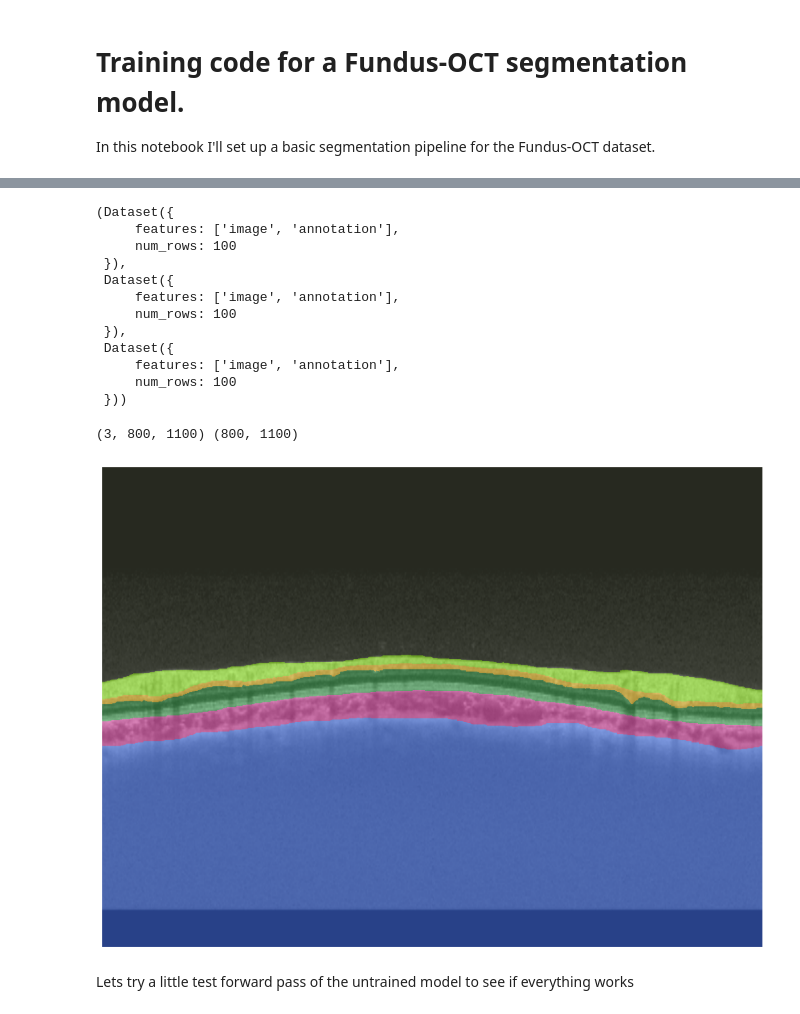
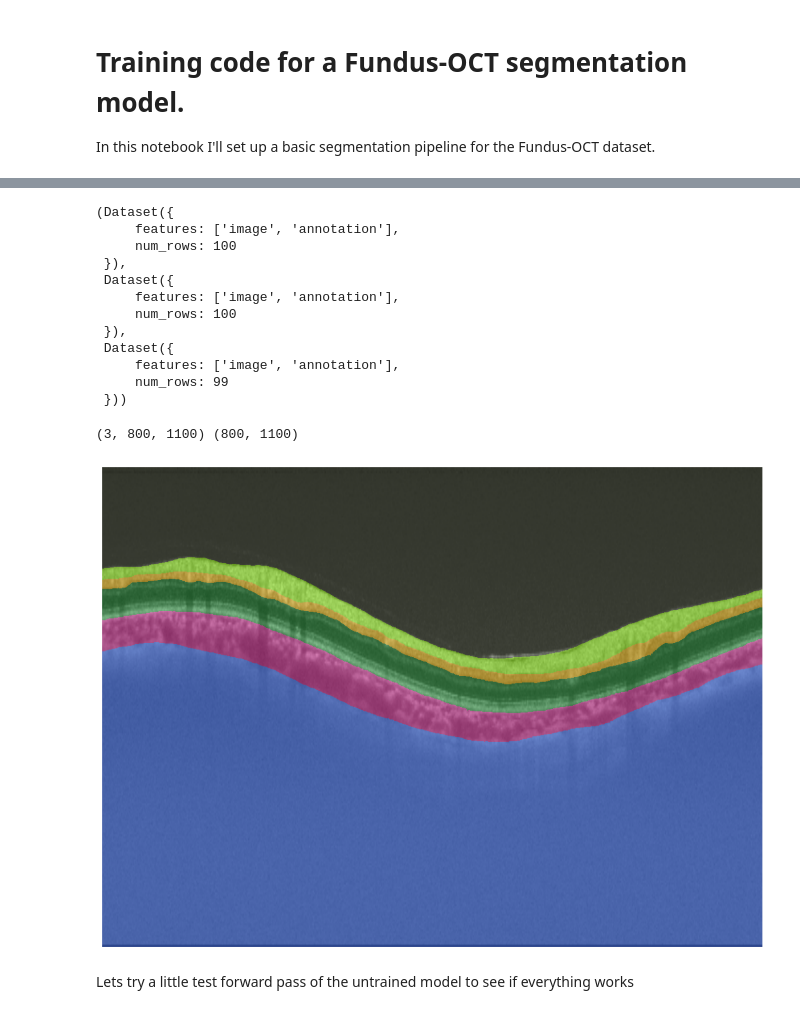
Before and after one commit to jonathan-gerb/Retinal-OCT-Segmentation, a Jupyter notebook: notebooks/test_training_hf.ipynb, the cells around one changed output, grey strips where cells are left out. Cells and saved outputs as stored; diff of their text form; code cells hidden in the pictures.

```diff
--- a/notebooks/test_training_hf.ipynb
+++ b/notebooks/test_training_hf.ipynb
@@ -40,6 +40,7 @@ TARGET_IMAGE_SIZE = (800, 1100)
 # path to dataset folder
 basepath = "/mnt/mass_storage/master_ai/GOALS"
 # %%
+# Paths
 image_path_train = Path(basepath) / "Train" / "Image"
 seg_path_train = Path(basepath) / "Train" / "Layer_Masks"
 
@@ -49,14 +50,15 @@ seg_path_validation = Path(basepath) / "Validation" / "Layer_Masks"
 image_path_test = Path(basepath) / "Test" / "Image"
 seg_path_test = Path(basepath) / "Test" / "Layer_Masks"
 
-IMAGES_TRAIN = [str(path) for path in list(image_path_train.glob("*.png"))]
-SEG_MAPS_TRAIN = [str(path) for path in list(seg_path_train.glob("*.png"))]
+# Lists sorted
+IMAGES_TRAIN = sorted([str(path) for path in image_path_train.glob("*.png")])
+SEG_MAPS_TRAIN = sorted([str(path) for path in seg_path_train.glob("*.png")])
 
-IMAGES_VAL = [str(path) for path in list(image_path_validation.glob("*.png"))]
-SEG_MAPS_VAL = [str(path) for path in list(seg_path_validation.glob("*.png"))]
+IMAGES_VAL = sorted([str(path) for path in image_path_validation.glob("*.png")])
+SEG_MAPS_VAL = sorted([str(path) for path in seg_path_validation.glob("*.png")])
 
-IMAGES_TEST = [str(path) for path in list(image_path_validation.glob("*.png"))]
-SEG_MAPS_TEST = [str(path) for path in list(seg_path_validation.glob("*.png"))]
+IMAGES_TEST = sorted([str(path) for path in image_path_test.glob("*.png")])
+SEG_MAPS_TEST = sorted([str(path) for path in seg_path_test.glob("*.png")])
 
 train_dataset = datasets.Dataset.from_dict({"image": IMAGES_TRAIN, "annotation": SEG_MAPS_TRAIN}, features=datasets.Features({"image": datasets.Image(), "annotation": datasets.Image()}))
 validation_dataset = datasets.Dataset.from_dict({"image": IMAGES_VAL, "annotation": SEG_MAPS_VAL}, features=datasets.Features({"image": datasets.Image(), "annotation": datasets.Image()}))
@@ -73,7 +75,7 @@ train_dataset, validation_dataset, test_dataset
  }),
  Dataset({
      features: ['image', 'annotation'],
-     num_rows: 100
+     num_rows: 99
  }))
 # %%
 # to convert pixel values to class indices
@@ -204,36 +208,36 @@ def preprocess_png_mask(mask):
             mask[bottommost_third_line_index + 1:, j] = below_value
 
     return mask
 
 def transforms(batch):
     transformed_masks = []
     for seg_mask in batch["annotation"]:
-        seg_mask = preprocess_png_mask(seg_mask)
+        seg_mask = preprocess_png_mask(seg_mask).astype(np.int64)
         transformed_masks.append(seg_mask)
 
     # transformed_batch = feature_extractor(batch['image'], transformed_masks)
     transformed_batch = feature_extractor(batch['image'])
     transformed_batch["labels"] = transformed_masks
     return transformed_batch
 
 
 # apply the input transforms on all the datasets.
 train_dataset.set_transform(transforms)
 validation_dataset.set_transform(transforms)
 test_dataset.set_transform(transforms)
 
 # visualize a random image/label pair
-index = 42
+index = 11
 
 print(train_dataset[index]['pixel_values'].shape, train_dataset[0]['labels'].shape)
 
 visualize_seg_mask(
     train_dataset[index]["pixel_values"],
     train_dataset[index]["labels"]
 )
 # %% [output]
 (3, 800, 1100) (800, 1100)
-[figure, old version]
+[figure, new version]
 # %% [markdown]
 Lets try a little test forward pass of the untrained model to see if everything works
 # %%
```
Also changed, not shown: parts of 13 cells of this notebook.
